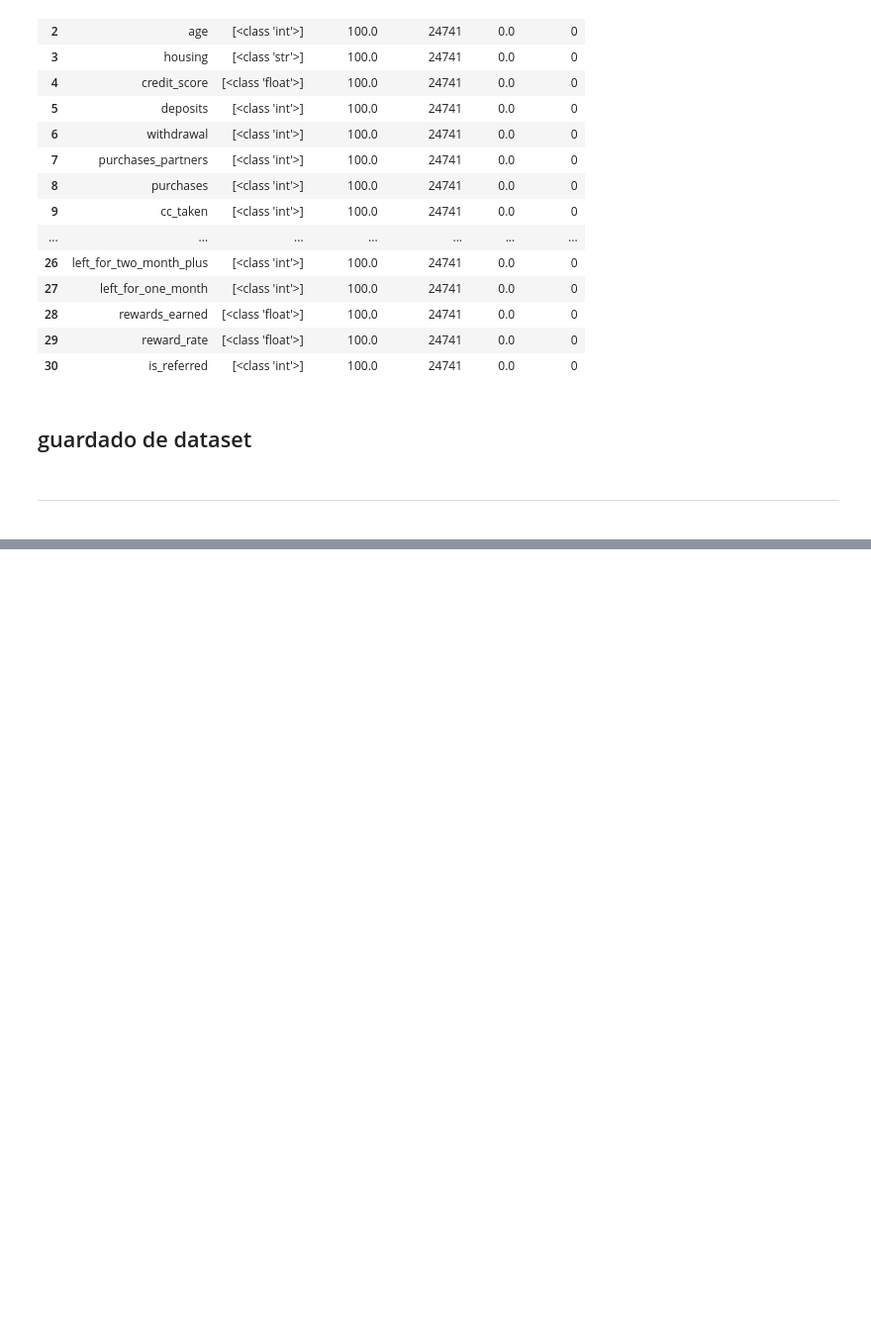
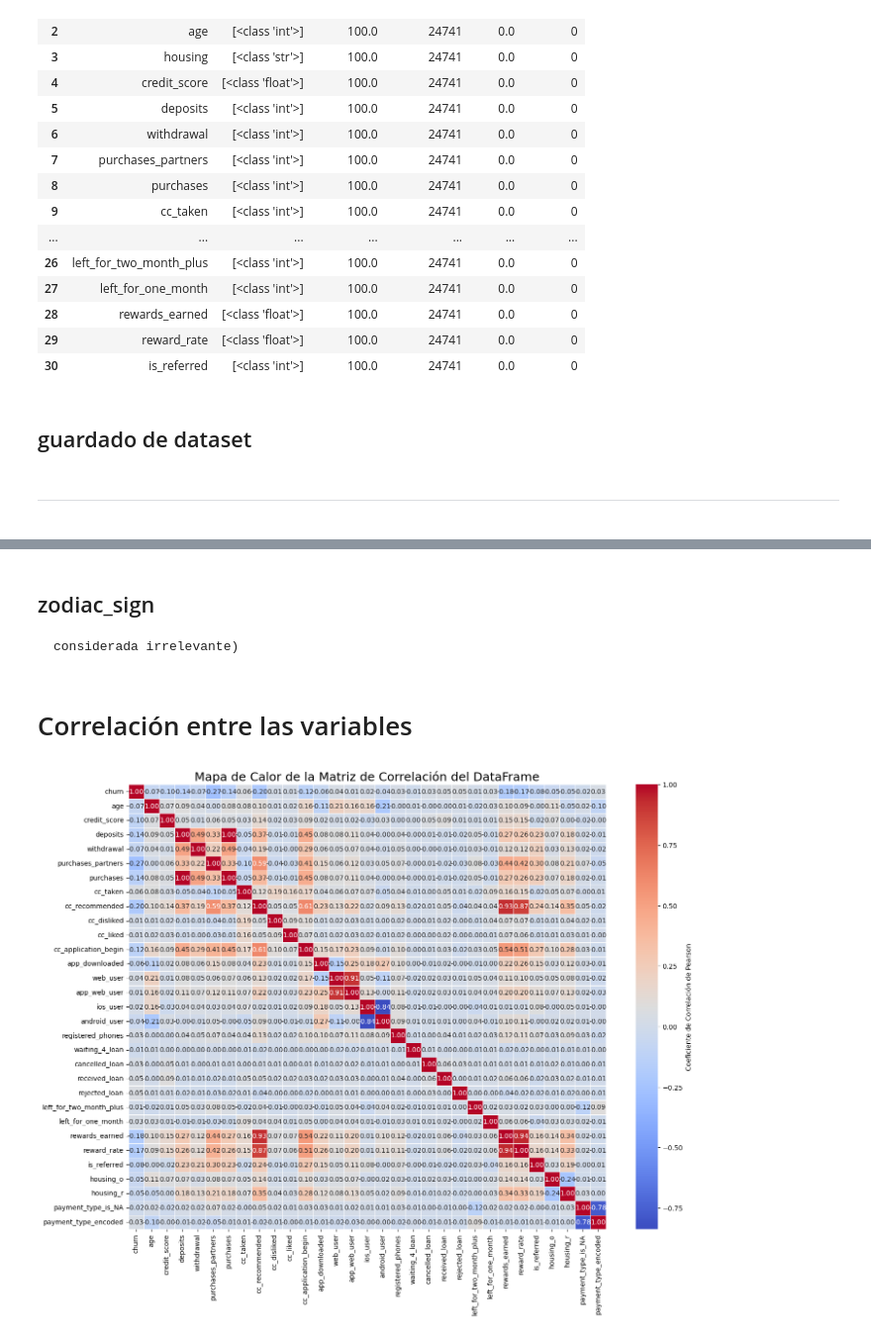
Before and after one commit to EglimarRamirez/Predicci-n_de-Churn-_y_Retenci-n_de_Clientes_para_FinTech, a Jupyter notebook: Notebooks/fintech-churn-etl.ipynb, the cells around one changed output, grey strips where cells are left out. Shown at 99% size. Saved outputs shown, nothing was run; the diff lists cells and outputs as text; code cells hidden in the pictures; blank space fills up the shorter version.

Commit message:
feature engine inicial, dataset para modelo

```diff
--- a/Notebooks/fintech-churn-etl.ipynb
+++ b/Notebooks/fintech-churn-etl.ipynb
@@ -430,0 +528,4 @@ df.to_csv(r'../datos/Fintech_user_limpios.csv', index=False)
+# %%
+# Aplicar One-Hot Encoding
+#df_temp = pd.get_dummies(df_temp, columns=['housing'], prefix='housing',drop_first=True ) # drop_first=True para evitar multicolinealidad
+df = pd.get_dummies(df, columns=['housing'], prefix='housing',drop_first=True,dtype=int ) # drop_first=True para evitar multicolinealidad
@@ -430,0 +540,20 @@ df.to_csv(r'../datos/Fintech_user_limpios.csv', index=False)
+# %%
+# Mapeo ordinal (jerarquía: 1 es la menor frecuencia, 4 es la mayor)
+mapeo_pago = {
+    "na": 0,
+    'monthly': 1,
+    'semi-monthly': 2,
+    'bi-weekly': 3,
+    'weekly': 4
+}
+
+#df_temp['payment_type_is_NA'] = np.where(df['payment_type'] == 0, 1, 0)
+df['payment_type_is_NA'] = np.where(df['payment_type'] == "na", 1, 0)
+
+# Aplicar la codificación ordinal
+#df_temp['payment_type_encoded'] = df_temp['payment_type'].replace(mapeo_pago)
+df['payment_type_encoded'] = df['payment_type'].replace(mapeo_pago)
+
+#eliminar columna original
+#df_temp = df_temp.drop('payment_type', axis=1)
+df = df.drop('payment_type', axis=1)
@@ -430,0 +562,28 @@ df.to_csv(r'../datos/Fintech_user_limpios.csv', index=False)
+# %% [markdown]
+## zodiac_sign
+    considerada irrelevante)
+# %%
+#df_temp.drop(columns=['zodiac_sign'], inplace=True)
+df.drop(columns=['zodiac_sign'], inplace=True)
+# %% [markdown]
+# Correlación entre las variables
+# %%
+# c
+matriz_correlacion = df.corr()
+
+## Configurar la Figura y el Mapa de Calor
+plt.figure(figsize=(16, 12))
+
+sns.heatmap(
+    matriz_correlacion,
+    annot=True,         # Muestra el valor numérico de la correlación en cada celda
+    fmt=".2f",          # Formatea los números con dos decimales
+    cmap='coolwarm',    # Escala de colores (rojo para negativo, azul para positivo)
+    linewidths=.5,      # Líneas para separar las celdas
+    cbar_kws={'label': 'Coeficiente de Correlación de Pearson'}
+)
+
+plt.title('Mapa de Calor de la Matriz de Correlación del DataFrame', fontsize=18)
+plt.show()
+# %% [output]
+[figure, added]
```
Also changed, not shown: parts of 22 cells of this notebook, 1 other file.
